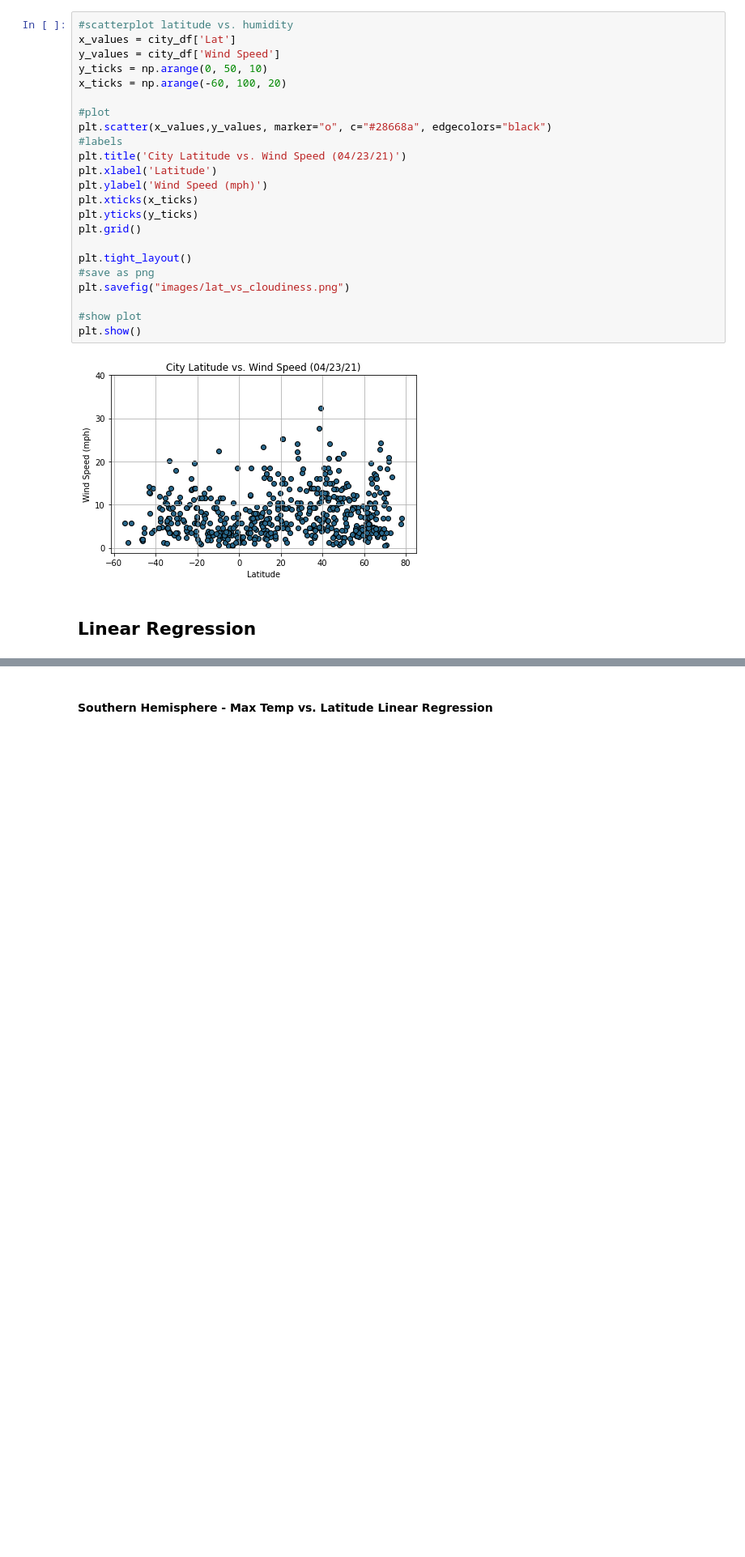
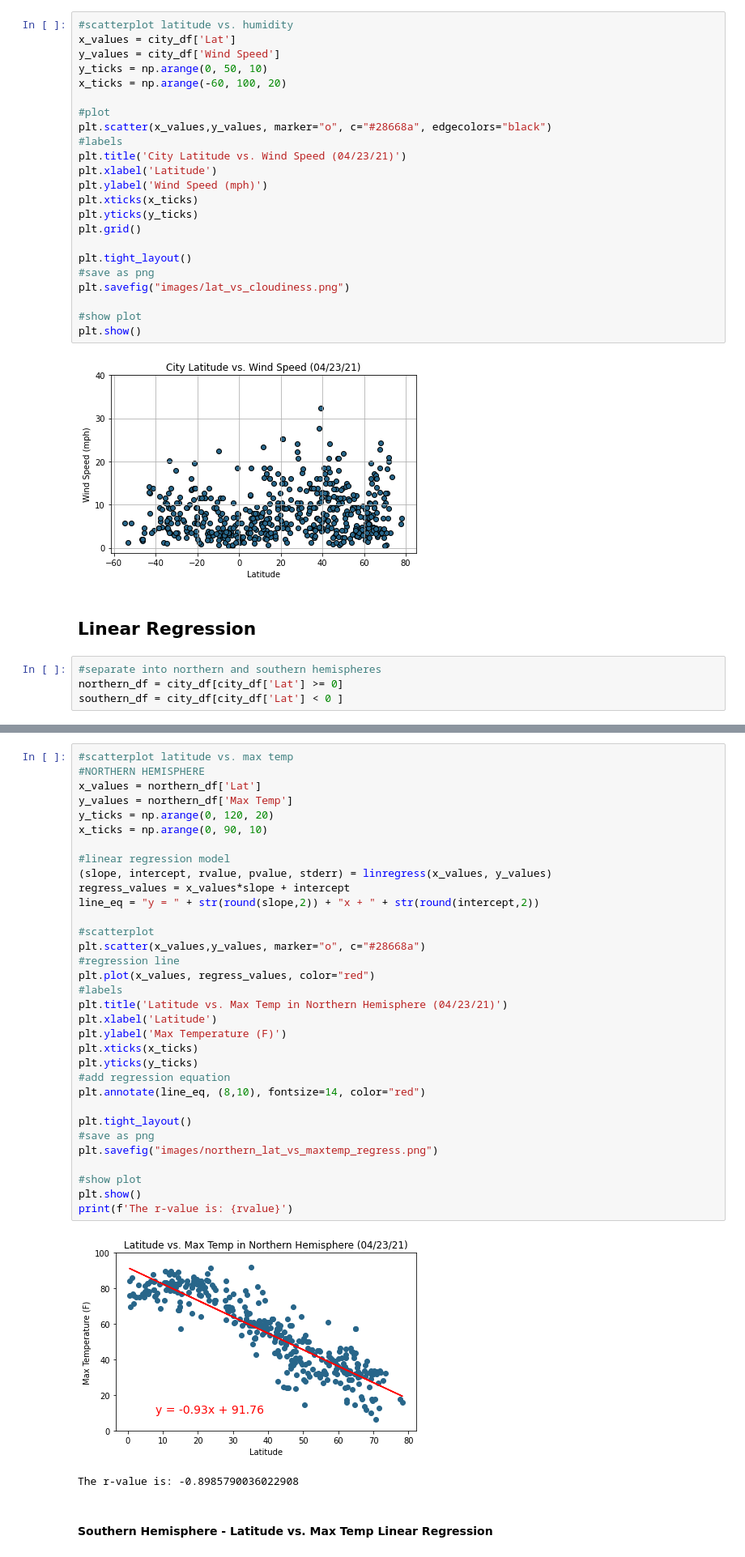
Before and after one commit to moriahtaylor1/python-api-challenge, a Jupyter notebook: WeatherPy/WeatherPy.ipynb, the cells around one changed output, grey strips where cells are left out. Shown at 81% size. Saved outputs shown, nothing was run; the diff lists cells and outputs as text; blank space fills up the shorter version.

Commit message:
regression plots

```diff
--- a/WeatherPy/WeatherPy.ipynb
+++ b/WeatherPy/WeatherPy.ipynb
@@ -307,4 +307,8 @@ plt.show()
 [figure]
 # %% [markdown]
 ## Linear Regression
+# %%
+#separate into northern and southern hemispheres
+northern_df = city_df[city_df['Lat'] >= 0]
+southern_df = city_df[city_df['Lat'] < 0 ]
 # %% [markdown]
@@ -316,2 +316,38 @@ The r-value is: 0.46937863826630627
+# %%
+#scatterplot latitude vs. max temp
+#NORTHERN HEMISPHERE
+x_values = northern_df['Lat']
+y_values = northern_df['Max Temp']
+y_ticks = np.arange(0, 120, 20)
+x_ticks = np.arange(0, 90, 10)
+
+#linear regression model
+(slope, intercept, rvalue, pvalue, stderr) = linregress(x_values, y_values)
+regress_values = x_values*slope + intercept
+line_eq = "y = " + str(round(slope,2)) + "x + " + str(round(intercept,2))
+
+#scatterplot
+plt.scatter(x_values,y_values, marker="o", c="#28668a")
+#regression line
+plt.plot(x_values, regress_values, color="red")
+#labels
+plt.title('Latitude vs. Max Temp in Northern Hemisphere (04/23/21)')
+plt.xlabel('Latitude')
+plt.ylabel('Max Temperature (F)')
+plt.xticks(x_ticks)
+plt.yticks(y_ticks)
+#add regression equation
+plt.annotate(line_eq, (8,10), fontsize=14, color="red")
+
+plt.tight_layout()
+#save as png
+plt.savefig("images/northern_lat_vs_maxtemp_regress.png")
+
+#show plot
+plt.show()
+print(f'The r-value is: {rvalue}')
+# %% [output]
+[figure, added]
+The r-value is: -0.8985790036022908
 # %% [markdown]
-####  Southern Hemisphere - Max Temp vs. Latitude Linear Regression
+####  Southern Hemisphere - Latitude vs. Max Temp Linear Regression
```
Also changed, not shown: parts of 23 cells of this notebook.
